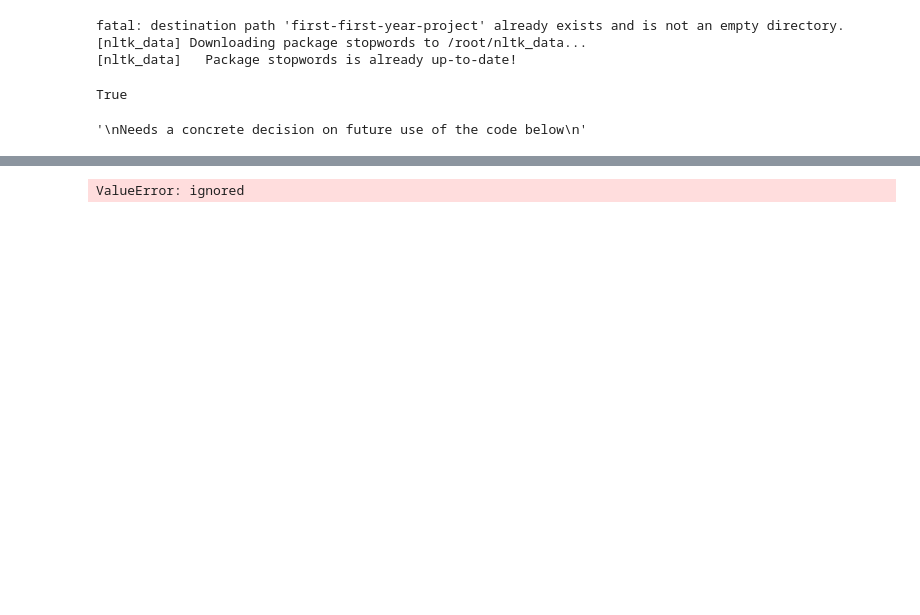
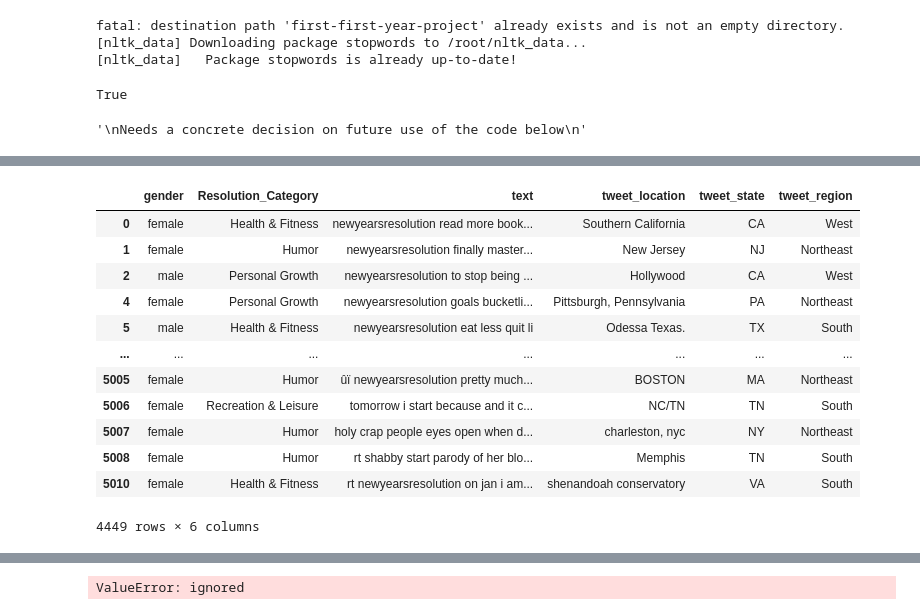
Before and after one commit to kaspergroenbek98/first-first-year-project, a Jupyter notebook: project1notebook.ipynb, the cells around one changed output, grey strips where cells are left out. Cells and saved outputs as stored; diff of their text form; code cells hidden in the pictures; blank space fills up the shorter version.

```diff
--- a/project1notebook.ipynb
+++ b/project1notebook.ipynb
@@ -166 +178,25 @@ data.text[1]
+# %%
+#Create datasets
+
+ResCat = data[data.Resolution_Category != "Career"]
+ResCat = ResCat[ResCat.Resolution_Category != "Philanthropic"]
+ResCat = ResCat[ResCat.Resolution_Category != "Time Management/Organization"]
+ResCat = ResCat[ResCat.Resolution_Category != "Education/Training"]
+ResCat = ResCat[ResCat.Resolution_Category != "Finance"]
+
+ResCat
+# %% [output]
+|  | gender | Resolution_Category | text | tweet_location | tweet_state | tweet_region |
+| 0 | female | Health & Fitness | newyearsresolution read more book... | Southern California | CA | West |
+| 1 | female | Humor | newyearsresolution finally master... | New Jersey | NJ | Northeast |
+| 2 | male | Personal Growth | newyearsresolution to stop being ... | Hollywood | CA | West |
+| 4 | female | Personal Growth | newyearsresolution goals bucketli... | Pittsburgh, Pennsylvania | PA | Northeast |
+| 5 | male | Health & Fitness | newyearsresolution eat less quit li | Odessa Texas. | TX | South |
+| ... | ... | ... | ... | ... | ... | ... |
+| 5005 | female | Humor | ûï newyearsresolution pretty much... | BOSTON | MA | Northeast |
+| 5006 | female | Recreation & Leisure | tomorrow i start because and it c... | NC/TN | TN | South |
+| 5007 | female | Humor | holy crap people eyes open when d... | charleston, nyc | NY | Northeast |
+| 5008 | female | Humor | rt shabby start parody of her blo... | Memphis | TN | South |
+| 5010 | female | Health & Fitness | rt newyearsresolution on jan i am... | shenandoah conservatory | VA | South |
+4449 rows × 6 columns
 # %%
```
Also changed, not shown: parts of 3 cells of this notebook.
